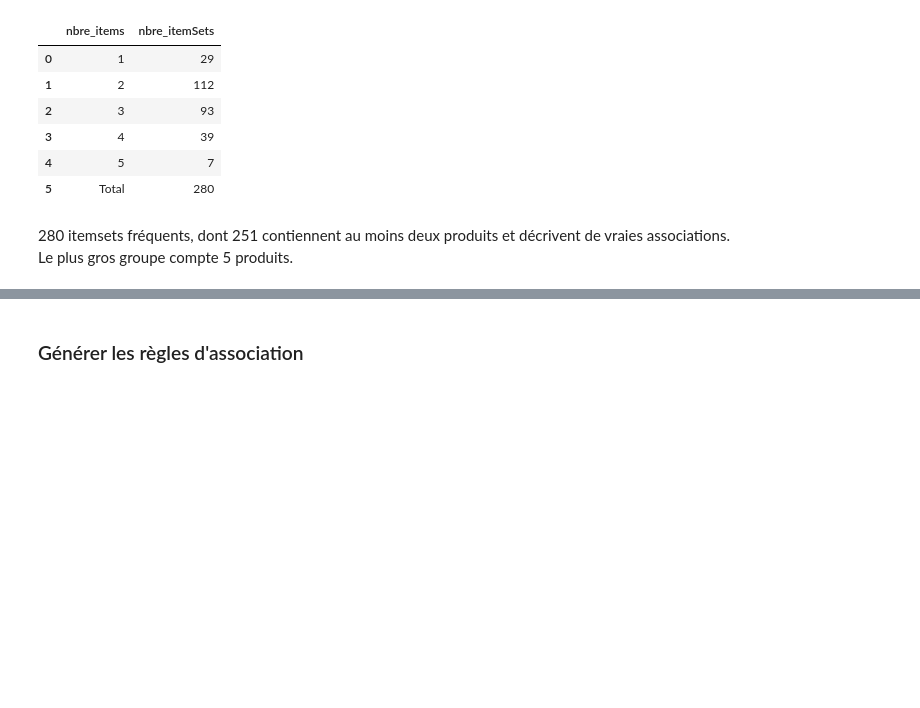
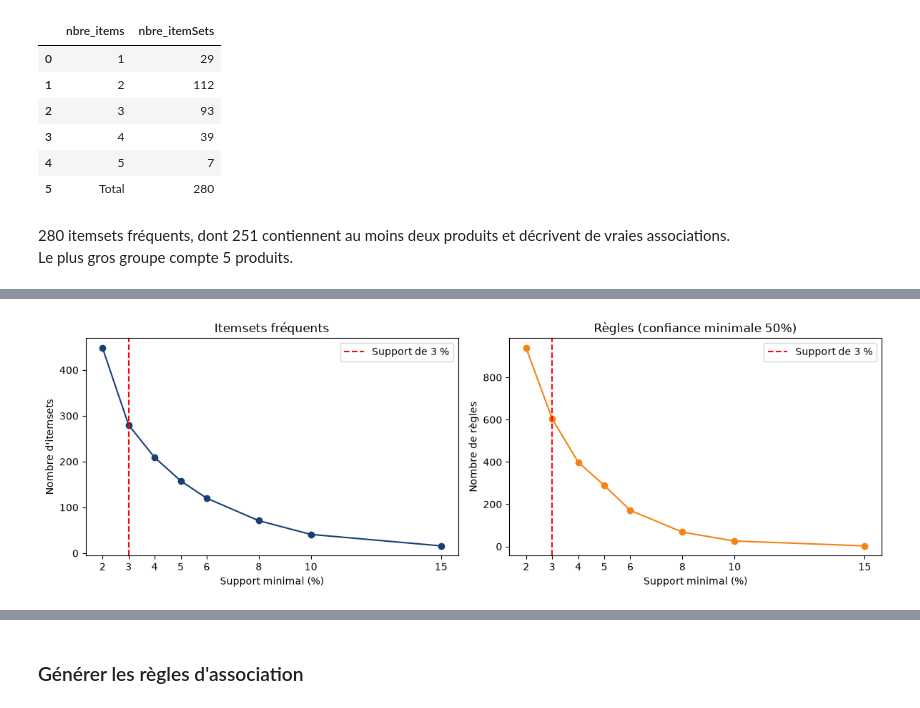
Before and after one commit to Esteranodin/G404-Data_AMD, a Jupyter notebook: ML-non-supervise_Algo-apriori/apriori.ipynb, the cells around one changed output, grey strips where cells are left out. Saved outputs shown, nothing was run; the diff lists cells and outputs as text; code cells hidden in the pictures; blank space fills up the shorter version.

```diff
--- a/ML-non-supervise_Algo-apriori/apriori.ipynb
+++ b/ML-non-supervise_Algo-apriori/apriori.ipynb
@@ -286,0 +346,33 @@ Le plus gros groupe compte 5 produits.
+# %%
+fig, axes = plt.subplots(1, 2, figsize=(12, 4))
+
+axes[0].plot(
+    seuils.index * 100,
+    seuils["itemsets"],
+    marker="o",
+    color="#173f73"
+)
+axes[0].set_title("Itemsets fréquents")
+axes[0].set_ylabel("Nombre d'itemsets")
+
+axes[1].plot(
+    seuils.index * 100,
+    seuils["regles"],
+    marker="o",
+    color="#f58213"
+)
+axes[1].set_title(
+    f"Règles (confiance minimale {confiance_min:.0%})"
+)
+axes[1].set_ylabel("Nombre de règles")
+
+for ax in axes:
+    ax.axvline(3, color="red", linestyle="--", label="Support de 3 %")
+    ax.set_xlabel("Support minimal (%)")
+    ax.set_xticks(seuils.index * 100)
+    ax.legend()
+
+plt.tight_layout()
+plt.show()
+# %% [output]
+[figure, added]
```
Also changed, not shown: parts of 21 cells of this notebook, 2 other files.
